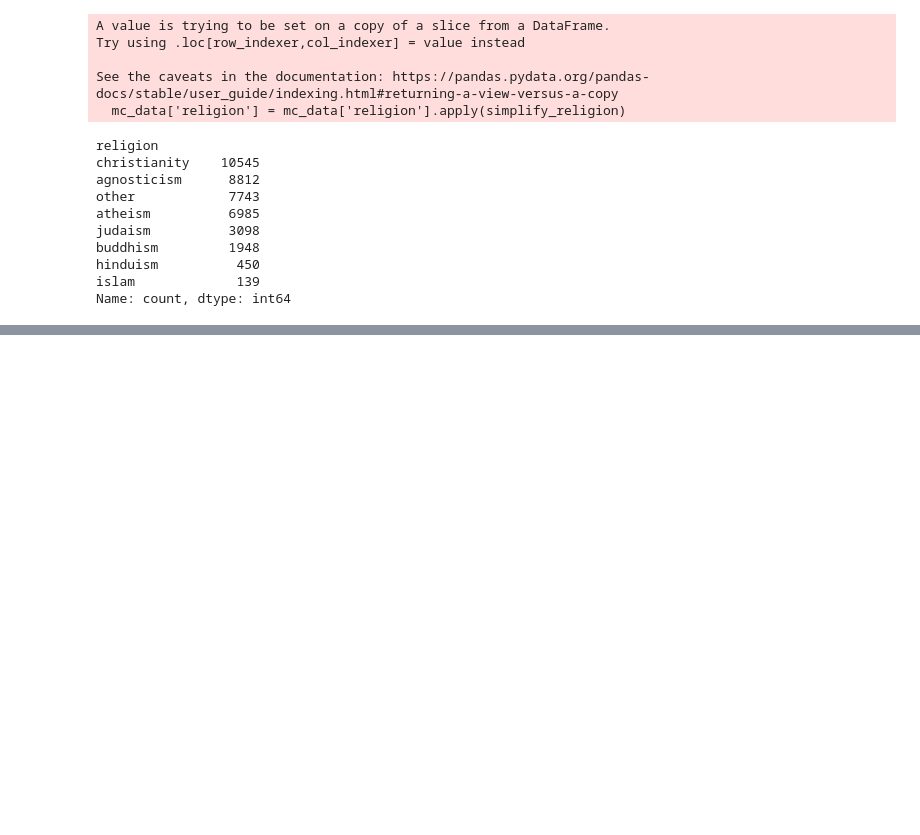
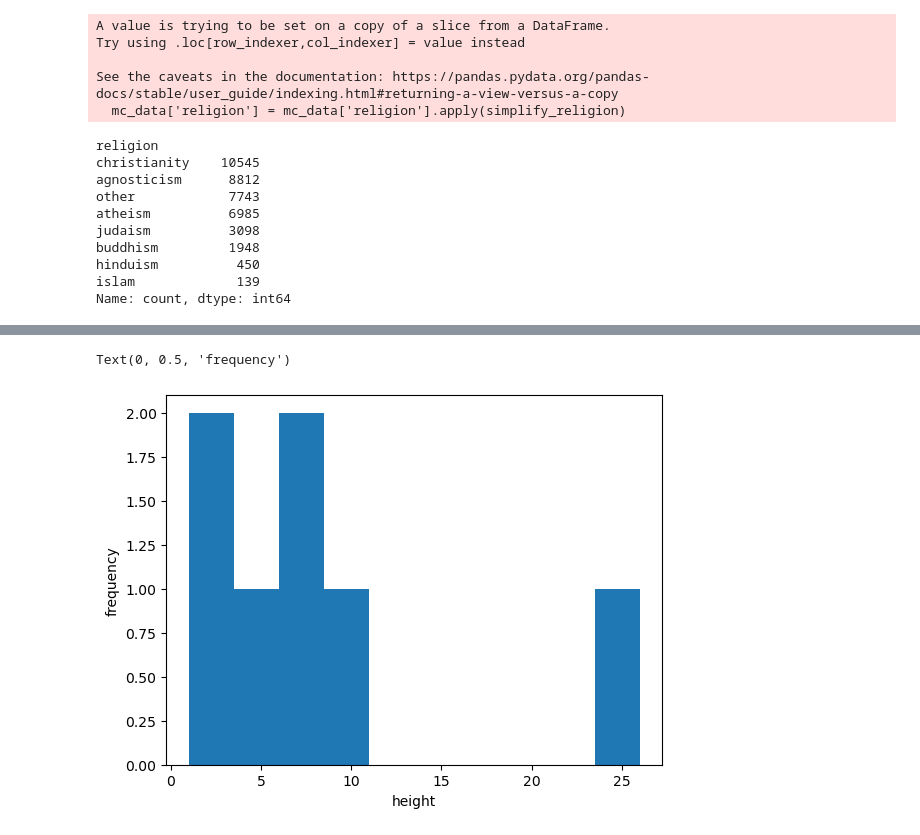
Before and after one commit to CrisFC4/OKCupid_ML_Project, a Jupyter notebook: date-a-scientist.ipynb, the cells around one changed output, grey strips where cells are left out. Cells and saved outputs as stored; diff of their text form; code cells hidden in the pictures; blank space fills up the shorter version.

```diff
--- a/date-a-scientist.ipynb
+++ b/date-a-scientist.ipynb
@@ -498,0 +562,8 @@ mc_data.describe(include='all')
+# %%
+height = mc_data.height[mc_data.height < 35]
+plt.hist(height)
+plt.xlabel('height')
+plt.ylabel('frequency')
+# %% [output]
+Text(0, 0.5, 'frequency')
+[figure, added]
```
Also changed, not shown: parts of 8 cells of this notebook.
